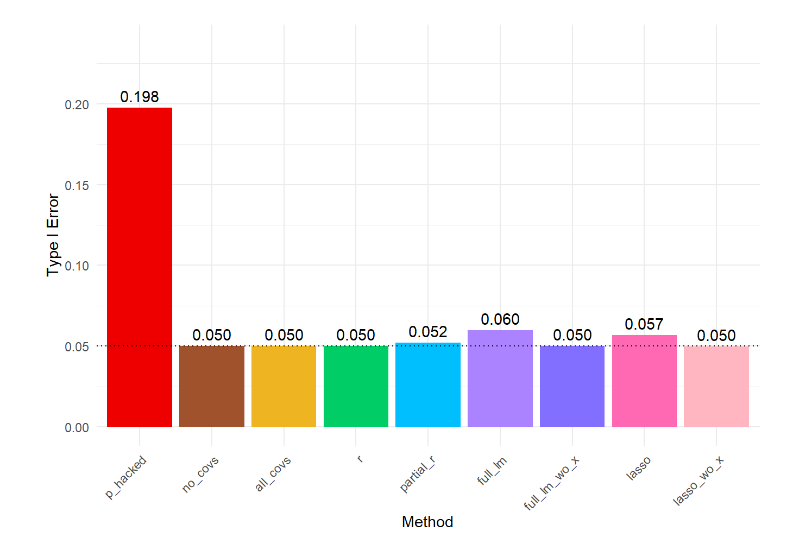
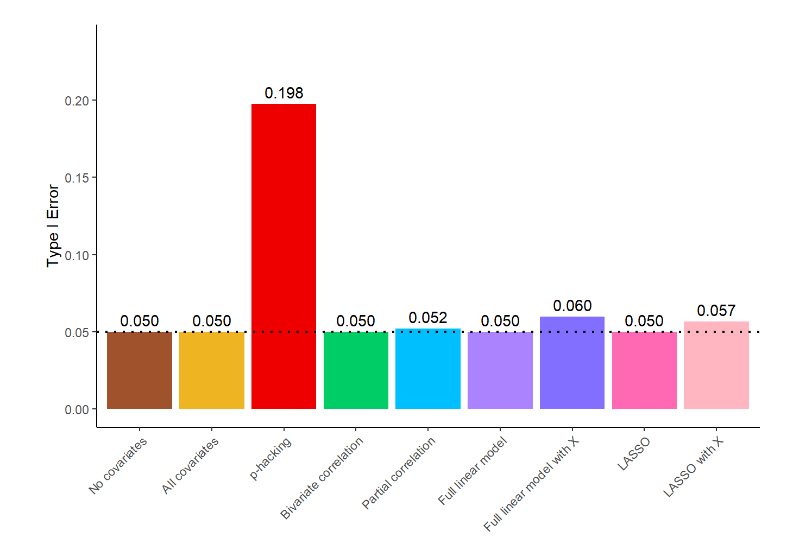
Before and after one commit to jjcurtin/study_cov, a Jupyter notebook: notebooks/mak_figures.out.ipynb, the cells around one changed output. Cells and saved outputs as stored; diff of their text form; code cells hidden in the pictures.

```diff
--- a/notebooks/mak_figures.out.ipynb
+++ b/notebooks/mak_figures.out.ipynb
@@ -60,3 +53,31 @@ d_05 <- d_05 |>
+# %%
+
+d_0 <- d_0 |>
+  mutate(method = factor(method, levels = c("no_covs", "all_covs", "p_hacked", "r",
+                                            "partial_r", "full_lm_wo_x", "full_lm",
+                                           "lasso_wo_x", "lasso"),
+                         labels = c("No covariates", "All covariates", "p-hacking",
+                                    "Bivariate correlation", "Partial correlation",
+                                    "Full linear model", "Full linear model with X",
+                                            "LASSO", "LASSO with X")))
+
+d_03 <- d_03 |>
+  mutate(method = factor(method, levels = c("no_covs", "all_covs", "p_hacked", "r",
+                                            "partial_r", "full_lm_wo_x", "full_lm",
+                                           "lasso_wo_x", "lasso"),
+                         labels = c("No covariates", "All covariates", "p-hacking",
+                                    "Bivariate correlation", "Partial correlation",
+                                    "Full linear model", "Full linear model with X",
+                                            "LASSO", "LASSO with X")))
+
+d_05 <- d_05 |>
+  mutate(method = factor(method, levels = c("no_covs", "all_covs", "p_hacked", "r",
+                                            "partial_r", "full_lm_wo_x", "full_lm",
+                                           "lasso_wo_x", "lasso"),
+                         labels = c("No covariates", "All covariates", "p-hacking",
+                                    "Bivariate correlation", "Partial correlation",
+                                    "Full linear model", "Full linear model with X",
+                                            "LASSO", "LASSO with X")))
 # %%
 
 type_I_summary <- d_0 |>
@@ -64,17 +85,16 @@ type_I_summary <- d_0 |>
   summarise(type_I = mean(p_value < 0.05))
 
 type_I_summary |>
-  mutate(method = fct_relevel(method, "p_hacked")) |>
+  mutate(method = fct_relevel(method, "P-hacking")) |>
   ggplot(aes(x = method, y = type_I, fill = method)) +
   geom_bar(stat = "identity") +
-  geom_hline(yintercept = 0.05, linetype = "dotted", color = "black") +
+  geom_hline(yintercept = 0.05, linetype = "dotted", color = "black", linewidth = .75) +
   geom_text(aes(label = sprintf("%.3f", type_I)), vjust = -0.5) +
-  labs(x = "Method",
+  labs(x = NULL,
        y = "Type I Error",
        fill = "Method") +
   scale_y_continuous(limits = c(0, max(type_I_summary$type_I) * 1.2),
                      breaks = seq(0, max(type_I_summary$type_I) * 1.2, by = 0.05)) +
-  theme_minimal() +
   theme(legend.position = "none",
         axis.text.x = element_text(angle = 45, hjust = 1)) +
   scale_fill_manual(values = method_colors)
@@ -82 +106 @@ type_I_summary |>
-[figure, old version]
+[figure, new version]
```
Also changed, not shown: parts of 30 cells of this notebook, 25 other files.
